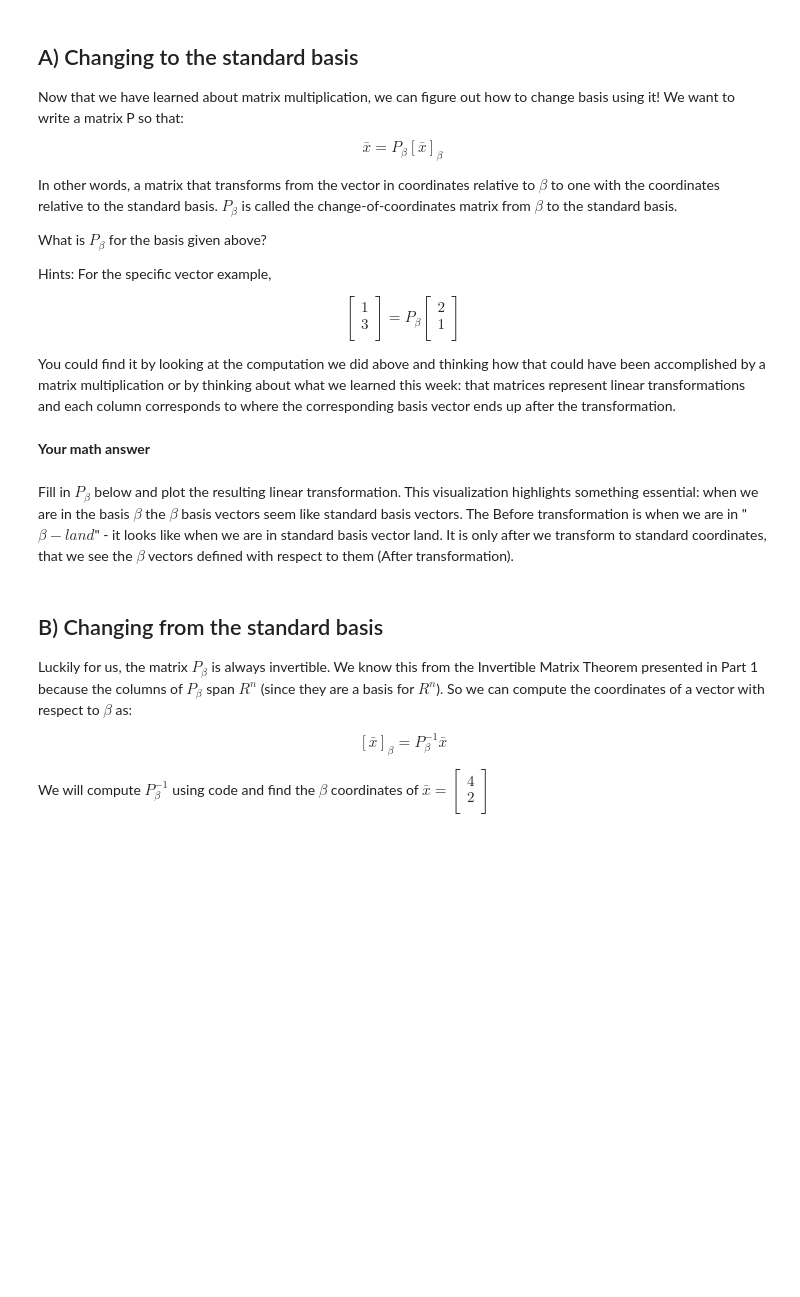
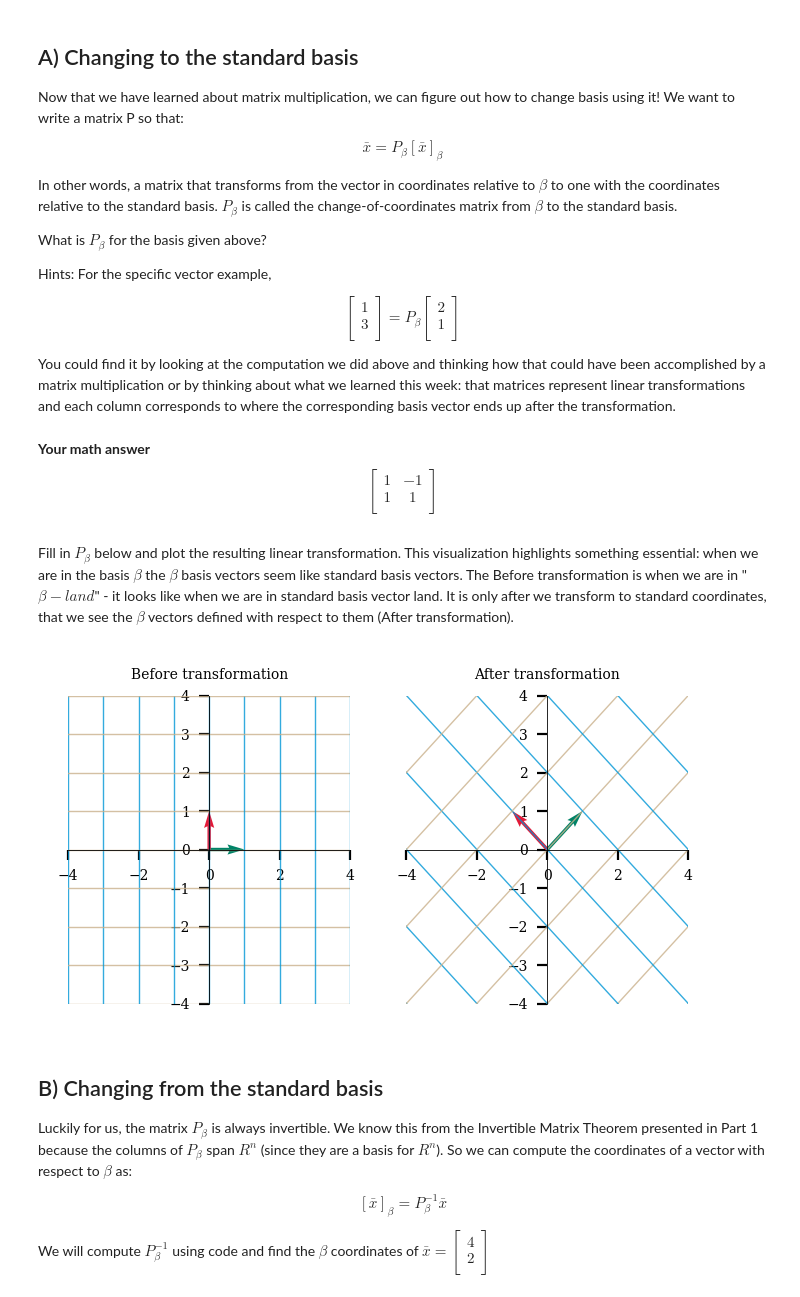
Before and after one commit to JellyX23333/mathForNeuro, a Jupyter notebook: Week2/Week2Tutorial2.ipynb, the cells around one changed output. Saved outputs shown, nothing was run; the diff lists cells and outputs as text; code cells hidden in the pictures; blank space fills up the shorter version.

```diff
--- a/Week2/Week2Tutorial2.ipynb
+++ b/Week2/Week2Tutorial2.ipynb
@@ -426,12 +428,18 @@ What is $P_{\beta}$ for the basis given above?
 You could find it by looking at the computation we did above and thinking how that could have been accomplished by a matrix multiplication or by thinking about what we learned this week: that matrices represent linear transformations and each column corresponds to where the corresponding basis vector ends up after the transformation.
 # %% [markdown]
 **Your math answer**
+\begin{bmatrix}
+1 & -1 \\
+1 & 1 \\
+\end{bmatrix}
 # %% [markdown]
 Fill in $P_{\beta}$ below and plot the resulting linear transformation. This visualization highlights something essential: when we are in the basis $\beta$  the $\beta$ basis vectors seem like standard basis vectors. The Before transformation is when we are in "$\beta-land$" - it looks like when we are in standard basis vector land. It is only after we transform to standard coordinates, that we see the $\beta$ vectors defined with respect to them (After transformation).
 # %%
-p_beta = ...
+p_beta = np.array([[1, -1], [1, 1]])
 
 plot_linear_transformation(p_beta)
+# %% [output]
+[figure, added]
 # %% [markdown]
 ## B) Changing from the standard basis
 
```
Also changed, not shown: parts of 7 cells of this notebook.
